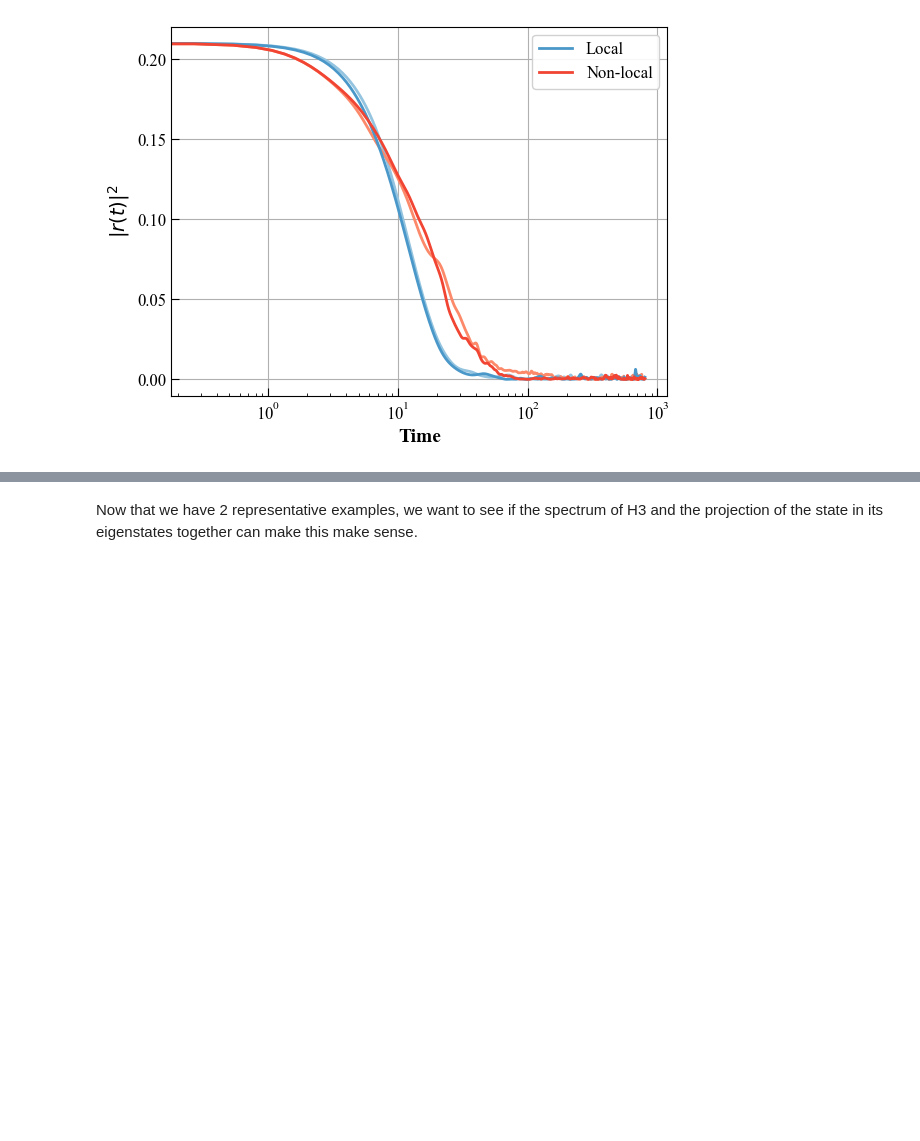
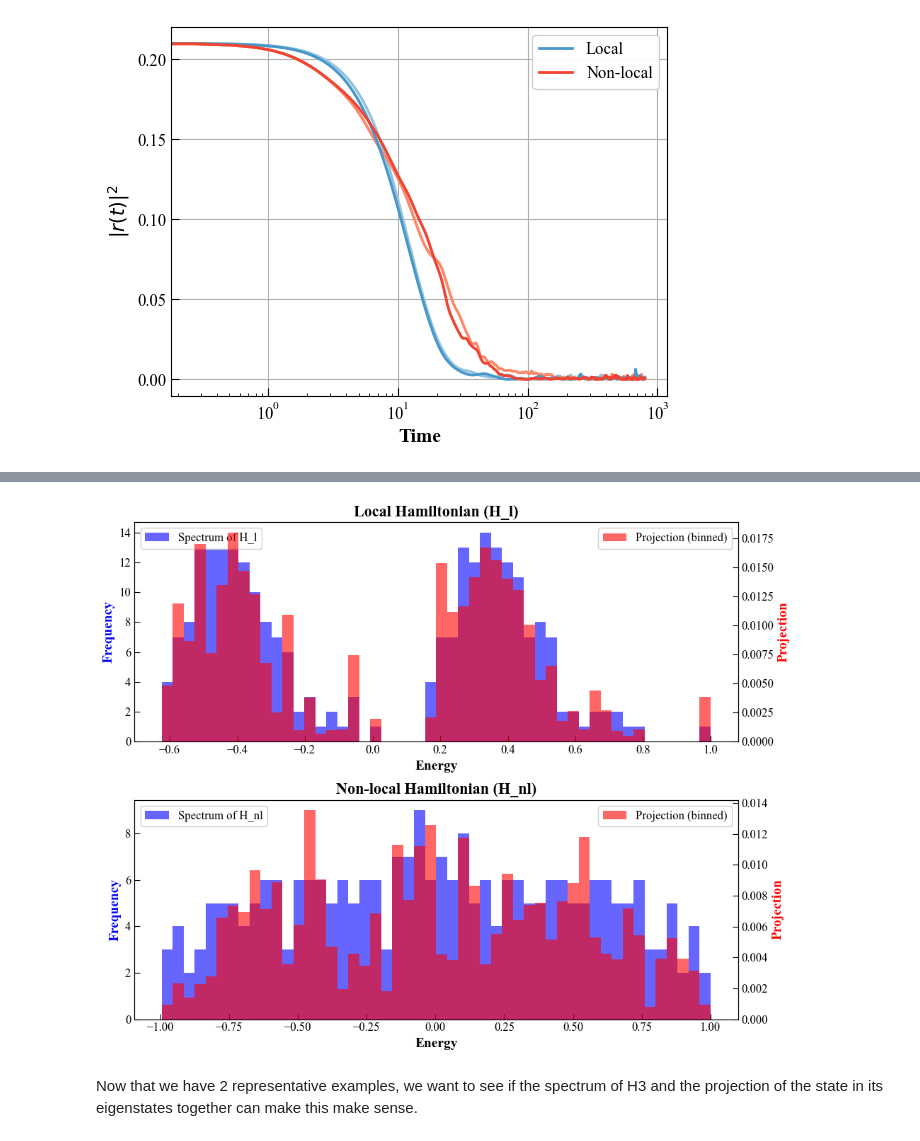
Before and after one commit to MarinAndreGirard/ACL, a Jupyter notebook: Working/Getting_clear_results_on_locality.ipynb, the cells around one changed output, grey strips where cells are left out. Cells and saved outputs as stored; diff of their text form; code cells hidden in the pictures; blank space fills up the shorter version.

```diff
--- a/Working/Getting_clear_results_on_locality.ipynb
+++ b/Working/Getting_clear_results_on_locality.ipynb
@@ -293,2 +385,9 @@ plot_overlap_2(n_e,"2_local_decoherence","non_locality_decoherence",[1,2],True)
+# %%
+a1=0.7
+a2=0.9
+a3=0.2
+plot_spectrum_and_state_bined2(8,a1,a2,a3)
+# %% [output]
+[figure, added]
 # %% [markdown]
 Now that we have 2 representative examples, we want to see if the spectrum of H3 and the projection of the state in its eigenstates together can make this make sense.
```
Also changed, not shown: parts of 11 cells of this notebook, 7 other files.
